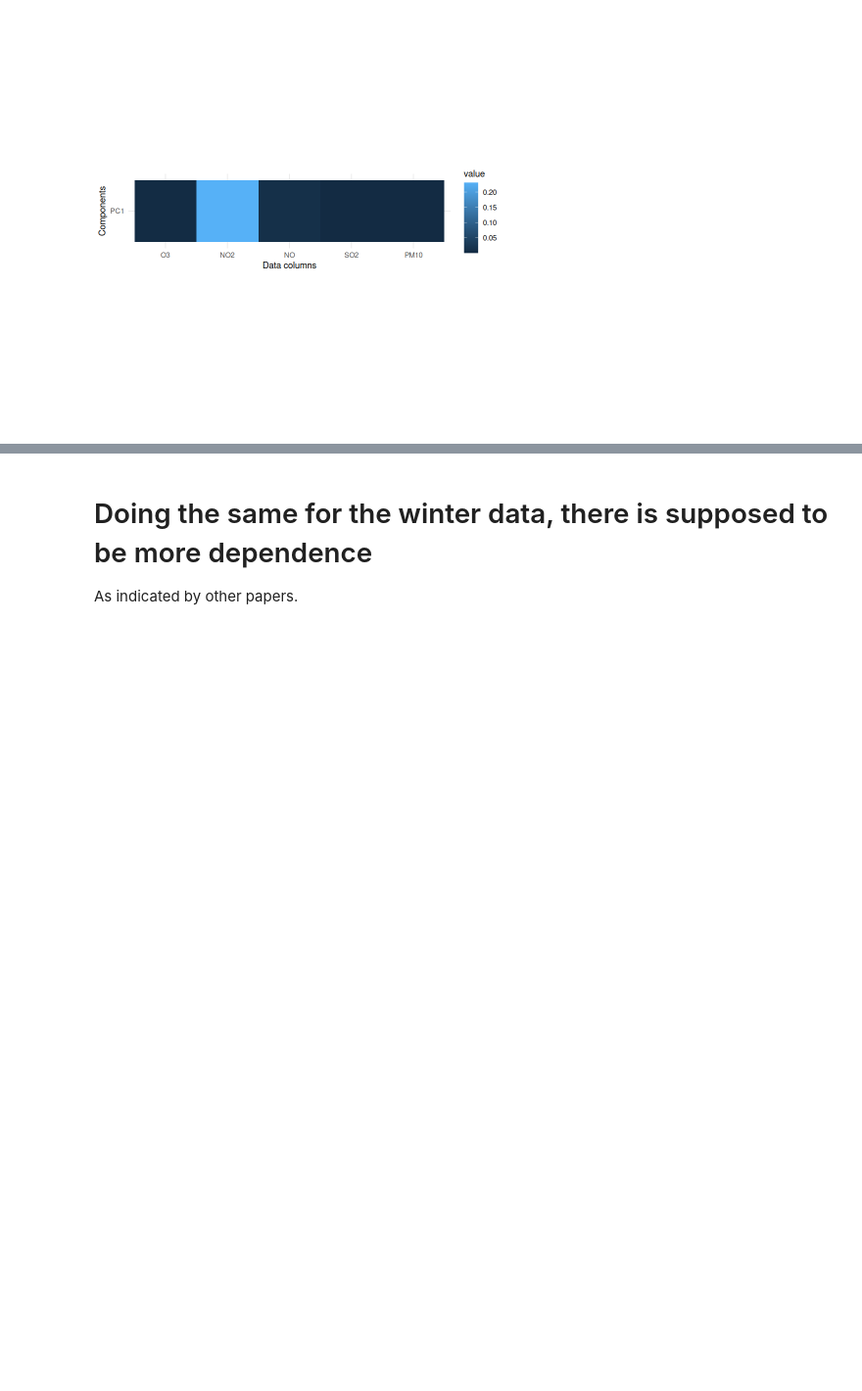
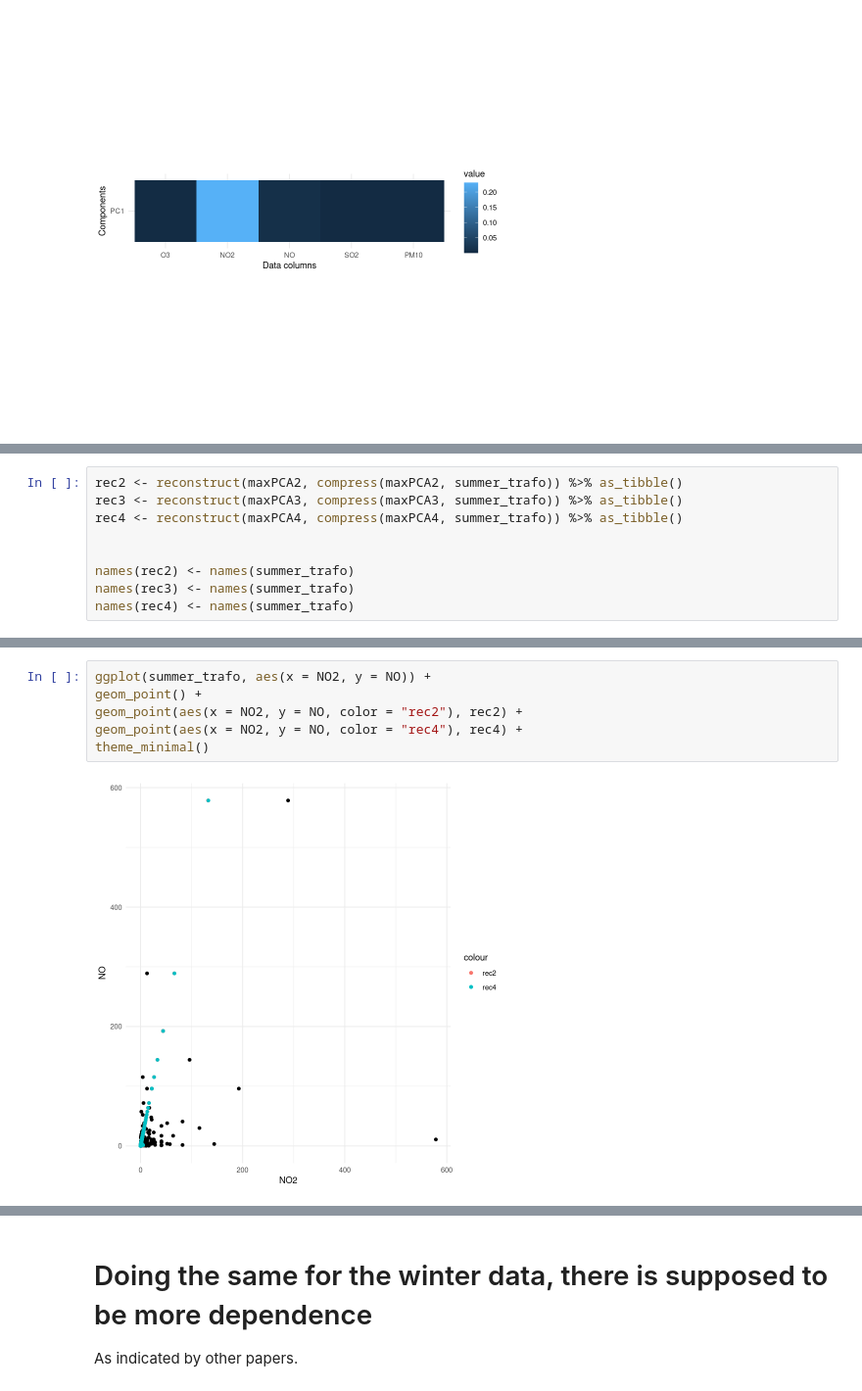
Before and after one commit to FelixRb96/maxstablePCA_examples, a Jupyter notebook: airpollution/airpollution.ipynb, the cells around one changed output, grey strips where cells are left out. Shown at 98% size. Cells and saved outputs as stored; diff of their text form; blank space fills up the shorter version.

```diff
--- a/airpollution/airpollution.ipynb
+++ b/airpollution/airpollution.ipynb
@@ -274,0 +277,9 @@ theme_minimal()
+# %%
+rec2 <- reconstruct(maxPCA2, compress(maxPCA2, summer_trafo)) %>% as_tibble()
+rec3 <- reconstruct(maxPCA3, compress(maxPCA3, summer_trafo)) %>% as_tibble()
+rec4 <- reconstruct(maxPCA4, compress(maxPCA4, summer_trafo)) %>% as_tibble()
+
+
+names(rec2) <- names(summer_trafo)
+names(rec3) <- names(summer_trafo)
+names(rec4) <- names(summer_trafo)
@@ -274,0 +292,8 @@ theme_minimal()
+# %%
+ggplot(summer_trafo, aes(x = NO2, y = NO)) +
+geom_point() +
+geom_point(aes(x = NO2, y = NO, color = "rec2"), rec2) +
+geom_point(aes(x = NO2, y = NO, color = "rec4"), rec4) +
+theme_minimal()
+# %% [output]
+[figure, added]
```
Also changed, not shown: parts of 22 cells of this notebook, 1 other file.
